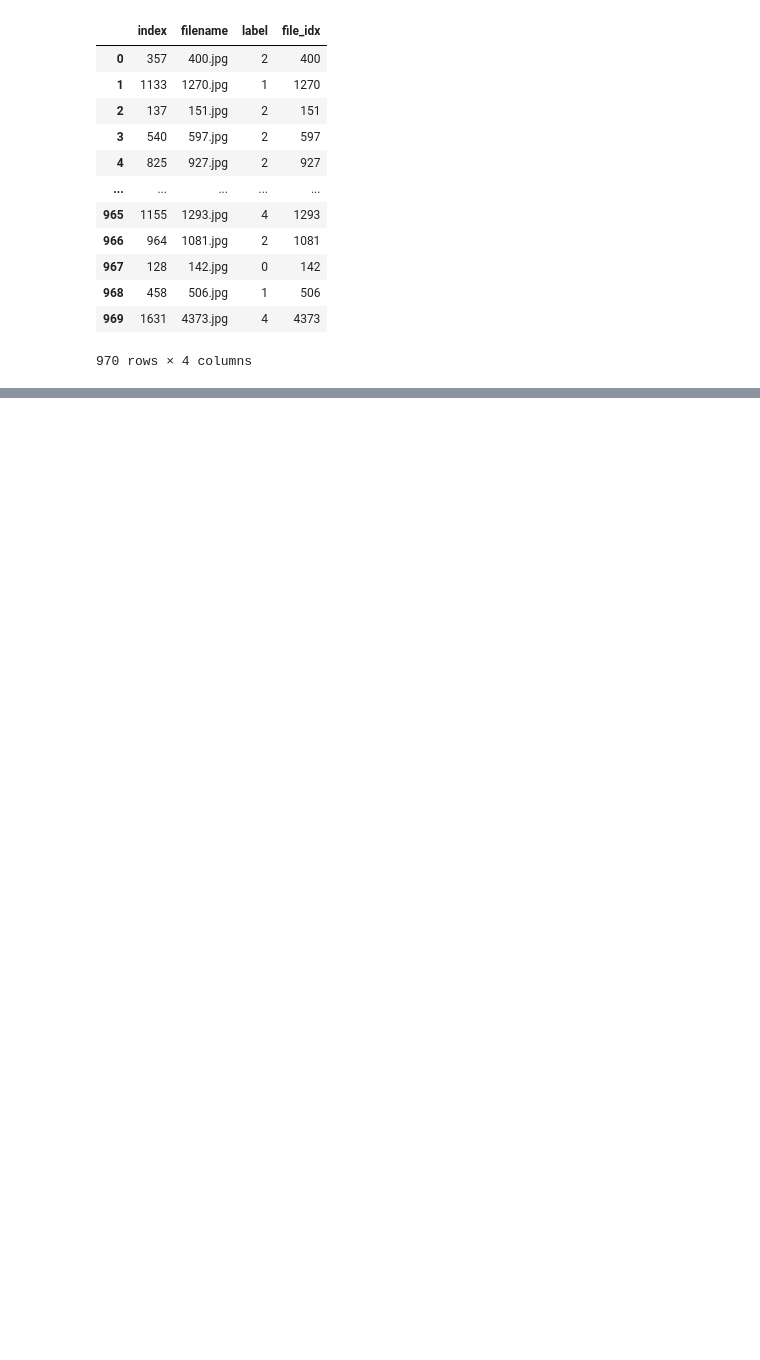
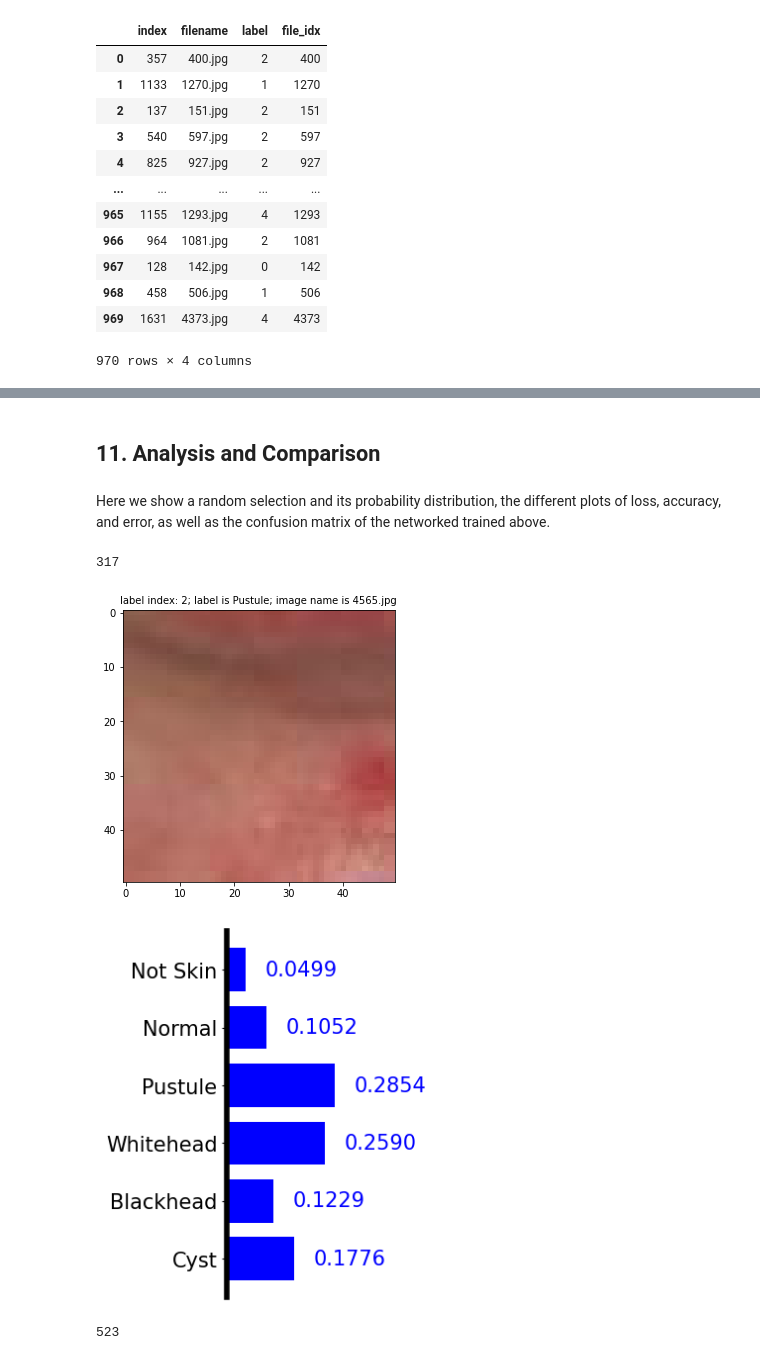
Before and after one commit to simasuiyuan/CS5242, a Jupyter notebook: Project.ipynb, the cells around one changed output, grey strips where cells are left out. Saved outputs shown, nothing was run; the diff lists cells and outputs as text; code cells hidden in the pictures; blank space fills up the shorter version.

```diff
--- a/Project.ipynb
+++ b/Project.ipynb
@@ -964,37 +924,0 @@ conf_mat = show_conf_matrix(net_model)
-# %%
-# # conf_mat_to_tabel(conf_mat)
-# pd.DataFrame(conf_mat)
-
-import plotly.graph_objects as go
-def plot_confusion_matrix(cm, labels, title):
-    # cm : confusion matrix list(list)
-    # labels : name of the data list(str)
-    # title : title for the heatmap
-    data = go.Heatmap(z=cm, y=labels, x=labels, colorscale="BuPu")#Bluered
-    annotations = []
-    for i, row in enumerate(cm):
-        for j, value in enumerate(row):
-            annotations.append(
-                {
-                    "x": labels[i],
-                    "y": labels[j],
-                    "font": {"color": "white"},
-                    "text": str(value),
-                    "xref": "x1",
-                    "yref": "y1",
-                    "showarrow": False
-                }
-            )
-    layout = {
-        "title": title,
-        "xaxis": {"title": "Predicted value"},
-        "yaxis": {"title": "Real value"},
-        "annotations": annotations,
-        "width":500,
-        "height":500,
-    }
-    fig = go.Figure(data=data, layout=layout)
-    return fig
-
-label = ('Not Skin', 'Normal', 'Pustule', 'Whitehead', 'Blackhead', 'Cyst',)
-plot_confusion_matrix(conf_mat, label, "confusion matrix")
@@ -1002,0 +925,14 @@ plot_confusion_matrix(conf_mat, label, "confusion matrix")
+# %% [markdown]
+## 11. Analysis and Comparison
+# %% [markdown]
+Here we show a random selection and its probability distribution, the different plots of loss, accuracy, and error, as well as the confusion matrix of the networked trained above.
+# %%
+rand_show_prob(net_model4)
+show_plot(log4)
+conf_mat4 = show_conf_matrix(net_model4)
+plot_confusion_matrix(conf_mat4, label, "confusion matrix")
+# %% [output]
+317
+[figure, added]
+[figure, added]
+523
```
Also changed, not shown: parts of 28 cells of this notebook.
